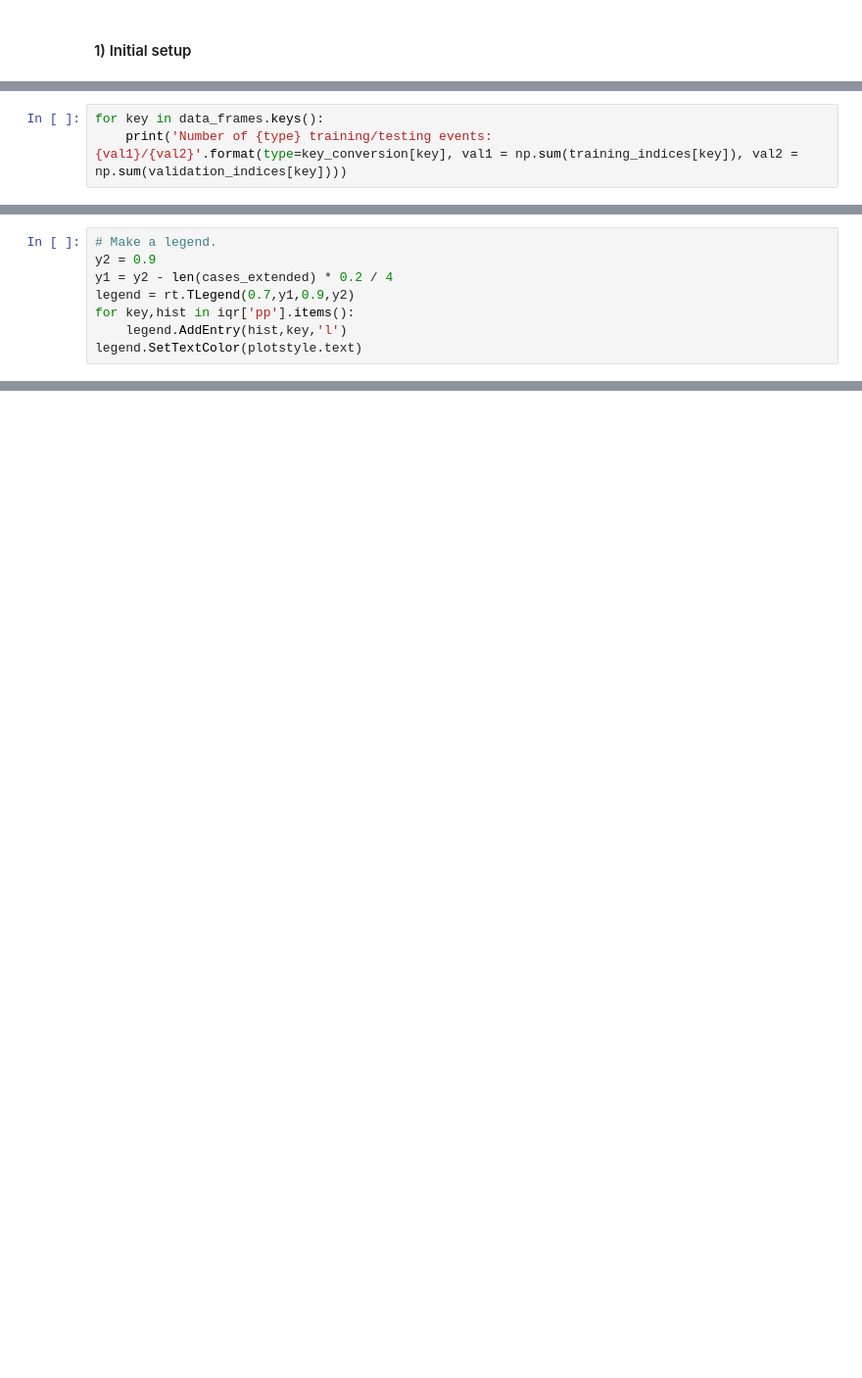
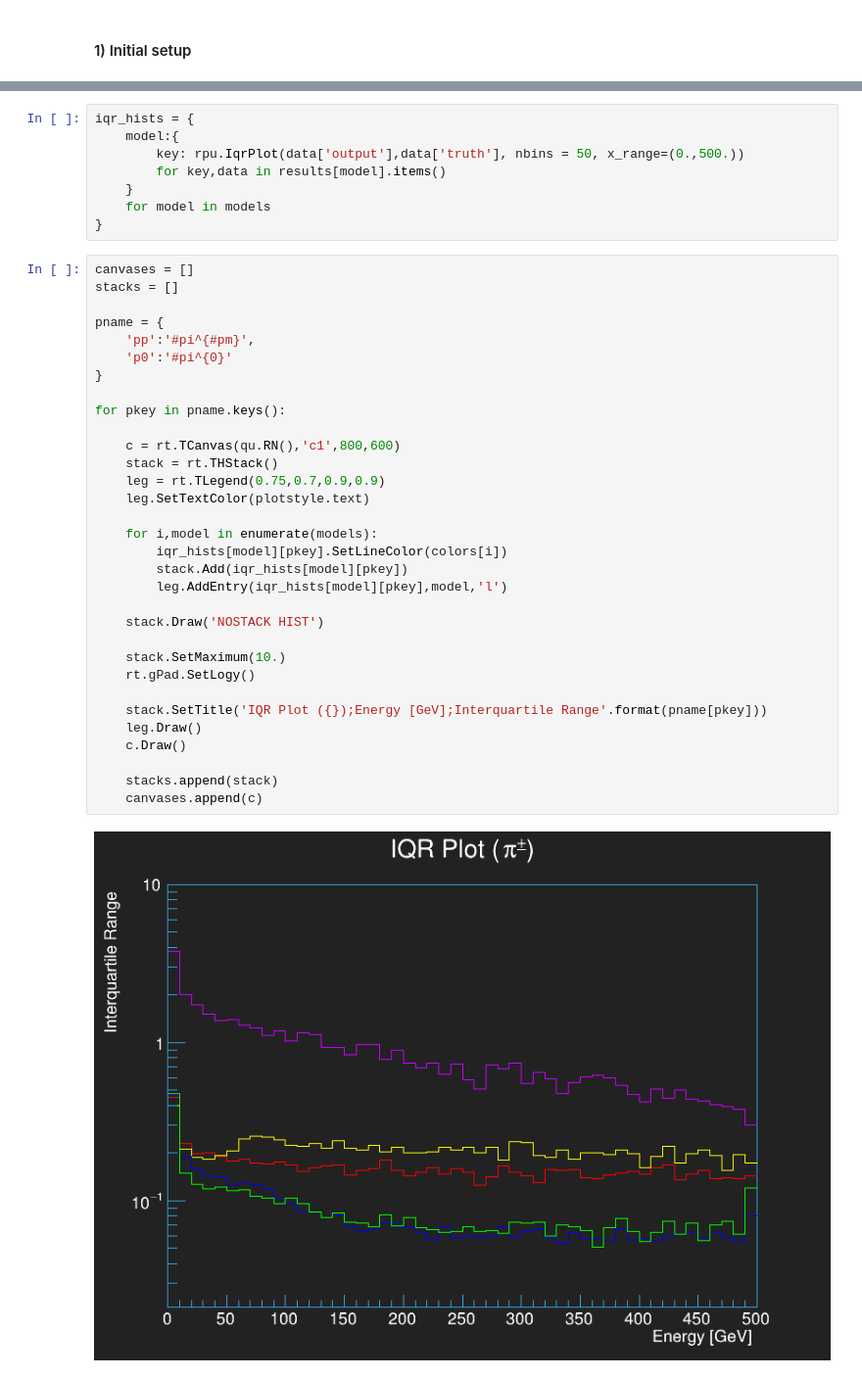
Before and after one commit to atlas-calo-ml/caloml-atlas, a Jupyter notebook: regression/IQRComparison.ipynb, the cells around one changed output, grey strips where cells are left out. Shown at 98% size. Cells and saved outputs as stored; diff of their text form; blank space fills up the shorter version.

Commit message:
added functionality to save regression network results directly, overhauled comparison plots notebook

```diff
--- a/regression/IQRComparison.ipynb
+++ b/regression/IQRComparison.ipynb
@@ -146,3 +45,0 @@ for key in data_frames.keys():
-# %%
-for key in data_frames.keys():
-    print('Number of {type} training/testing events: {val1}/{val2}'.format(type=key_conversion[key], val1 = np.sum(training_indices[key]), val2 = np.sum(validation_indices[key])))
@@ -417,8 +45,0 @@ p0
-# %%
-# Make a legend.
-y2 = 0.9
-y1 = y2 - len(cases_extended) * 0.2 / 4
-legend = rt.TLegend(0.7,y1,0.9,y2)
-for key,hist in iqr['pp'].items():
-    legend.AddEntry(hist,key,'l')
-legend.SetTextColor(plotstyle.text)
@@ -517,0 +80,42 @@ Info in <TCanvas::Print>: png file /local/home/jano/ml4pions/LCStudies/regressio
+# %%
+iqr_hists = {
+    model:{
+        key: rpu.IqrPlot(data['output'],data['truth'], nbins = 50, x_range=(0.,500.))
+        for key,data in results[model].items()
+    }
+    for model in models
+}
+# %%
+canvases = []
+stacks = []
+
+pname = {
+    'pp':'#pi^{#pm}',
+    'p0':'#pi^{0}'
+}
+
+for pkey in pname.keys():
+
+    c = rt.TCanvas(qu.RN(),'c1',800,600)
+    stack = rt.THStack()
+    leg = rt.TLegend(0.75,0.7,0.9,0.9)
+    leg.SetTextColor(plotstyle.text)
+
+    for i,model in enumerate(models):
+        iqr_hists[model][pkey].SetLineColor(colors[i])
+        stack.Add(iqr_hists[model][pkey])
+        leg.AddEntry(iqr_hists[model][pkey],model,'l')
+
+    stack.Draw('NOSTACK HIST')
+
+    stack.SetMaximum(10.)
+    rt.gPad.SetLogy()
+
+    stack.SetTitle('IQR Plot ({});Energy [GeV];Interquartile Range'.format(pname[pkey]))
+    leg.Draw()
+    c.Draw()
+
+    stacks.append(stack)
+    canvases.append(c)
+# %% [output]
+[figure, added]
```
Also changed, not shown: parts of 32 cells of this notebook, 3 other files.
